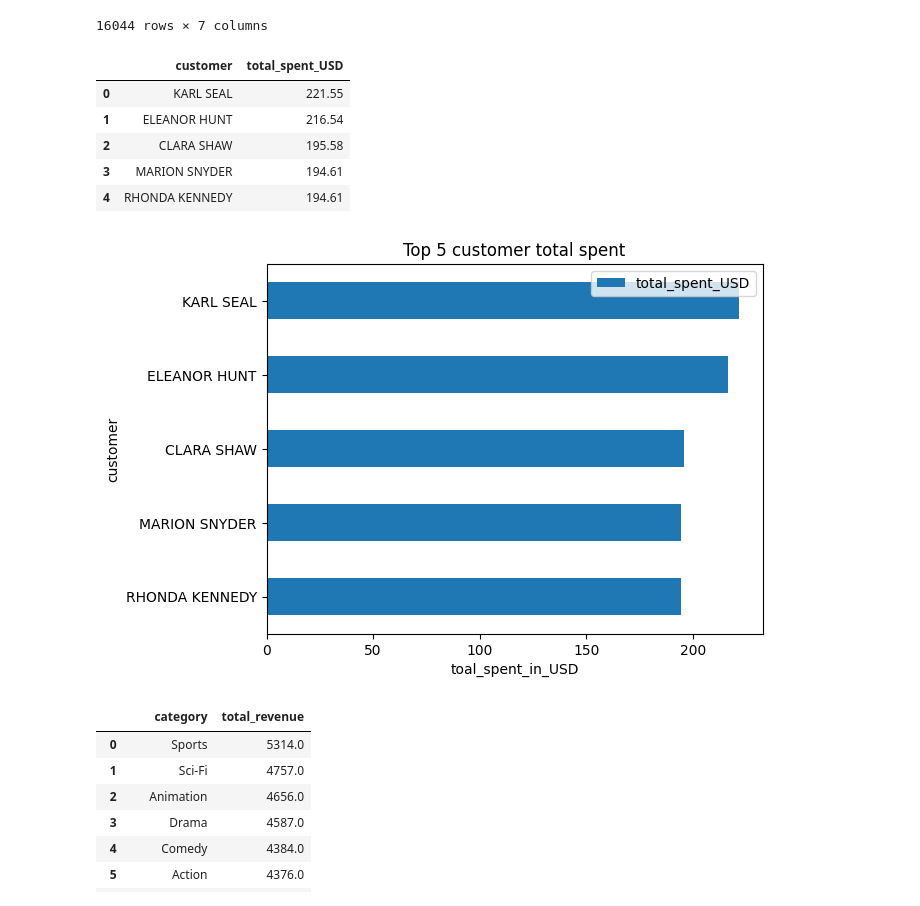
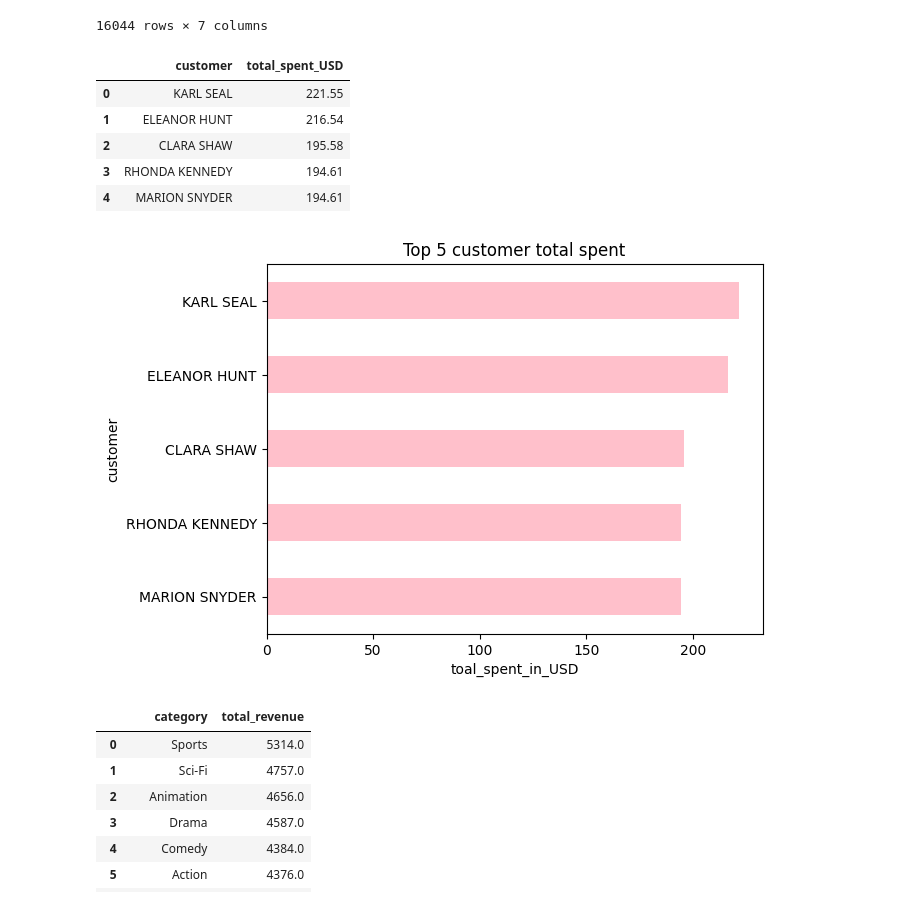
Before and after one commit to LisaYllander92/SQL_LAB_DE25_LisaYllander, a Jupyter notebook: data_analys.ipynb, the cells around one changed output. Cells and saved outputs as stored; diff of their text form; code cells hidden in the pictures.

```diff
--- a/data_analys.ipynb
+++ b/data_analys.ipynb
@@ -334,7 +303,7 @@ duckdb.sql("FROM rental").df()
 # Create a dataframe with the top 5 customer with highest total spent
 # Using SUM(p.amount) to calculate total spent per customer
 Top_five_df = duckdb.sql(
-    """
+    """--sql
     SELECT
         c.first_name || ' ' || c.last_name AS customer,
         SUM(p.amount) AS total_spent_USD
@@ -352,24 +321,26 @@ Top_five_df.head(5)  # To only get the top 5
 | 0 | KARL SEAL | 221.55 |
 | 1 | ELEANOR HUNT | 216.54 |
 | 2 | CLARA SHAW | 195.58 |
-| 3 | MARION SNYDER | 194.61 |
-| 4 | RHONDA KENNEDY | 194.61 |
+| 3 | RHONDA KENNEDY | 194.61 |
+| 4 | MARION SNYDER | 194.61 |
 # %%
 # Check that it works
 Top_five_df
 
 # Create the bar chart
 ax = Top_five_df.head(5).plot(
     kind="barh",
     x="customer",
     y="total_spent_USD",
     title="Top 5 customer total spent",
     xlabel="toal_spent_in_USD",
+    legend = False,
+    color = "pink"
 )
 
 ax.invert_yaxis()
 # %% [output]
-[figure, old version]
+[figure, new version]
 # %%
 # b) Most profitable film category
 Category_revenue = duckdb.sql(
```
Also changed, not shown: parts of 15 cells of this notebook, 14 other files.
